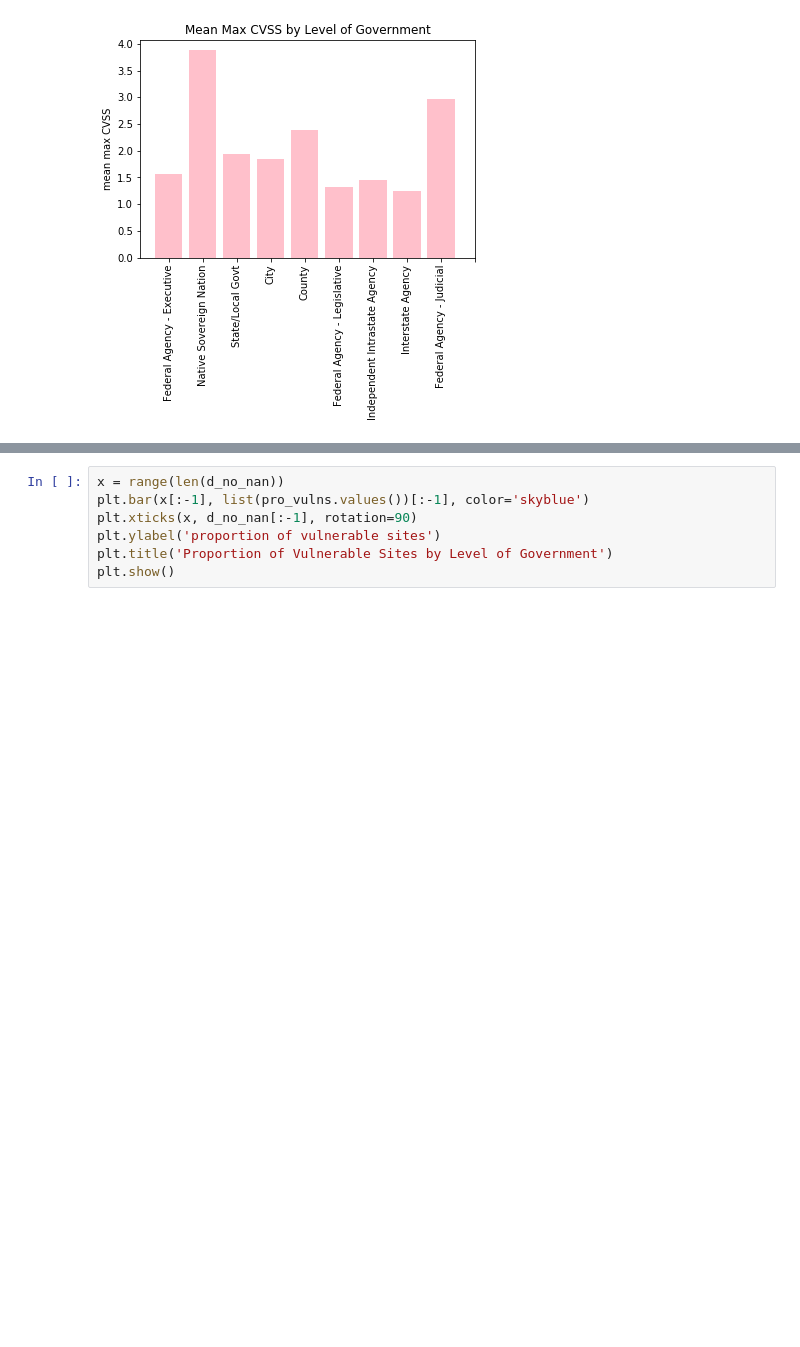
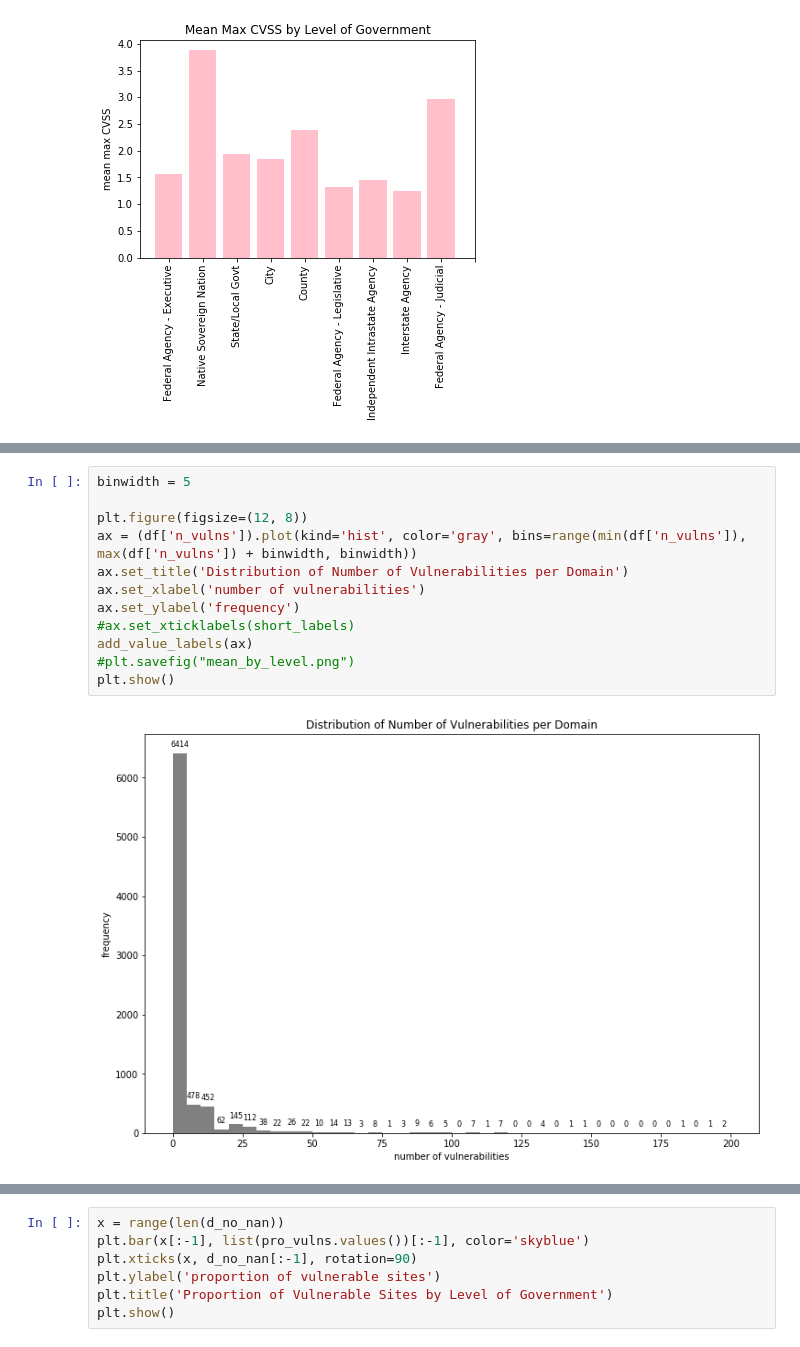
Before and after one commit to njohnson99/vulnerable-us-gov, a Jupyter notebook: nari-viz.ipynb, the cells around one changed output, grey strips where cells are left out. Drawn from its saved outputs; the diff is of its cells as text; blank space fills up the shorter version.

```diff
--- a/nari-viz.ipynb
+++ b/nari-viz.ipynb
@@ -92,0 +197,14 @@ plt.show()
+# %%
+binwidth = 5
+
+plt.figure(figsize=(12, 8))
+ax = (df['n_vulns']).plot(kind='hist', color='gray', bins=range(min(df['n_vulns']), max(df['n_vulns']) + binwidth, binwidth))
+ax.set_title('Distribution of Number of Vulnerabilities per Domain')
+ax.set_xlabel('number of vulnerabilities')
+ax.set_ylabel('frequency')
+#ax.set_xticklabels(short_labels)
+add_value_labels(ax)
+#plt.savefig("mean_by_level.png")
+plt.show()
+# %% [output]
+[figure, added]
```
Also changed, not shown: parts of 10 cells of this notebook, 2 other files.
